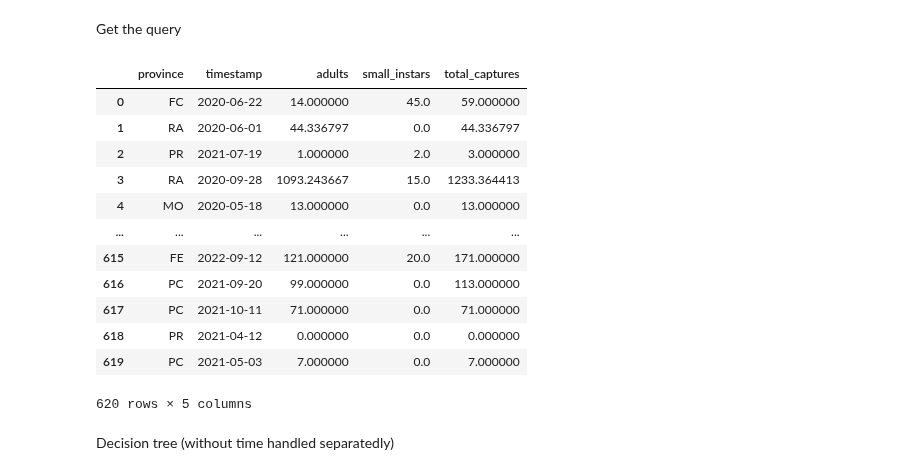
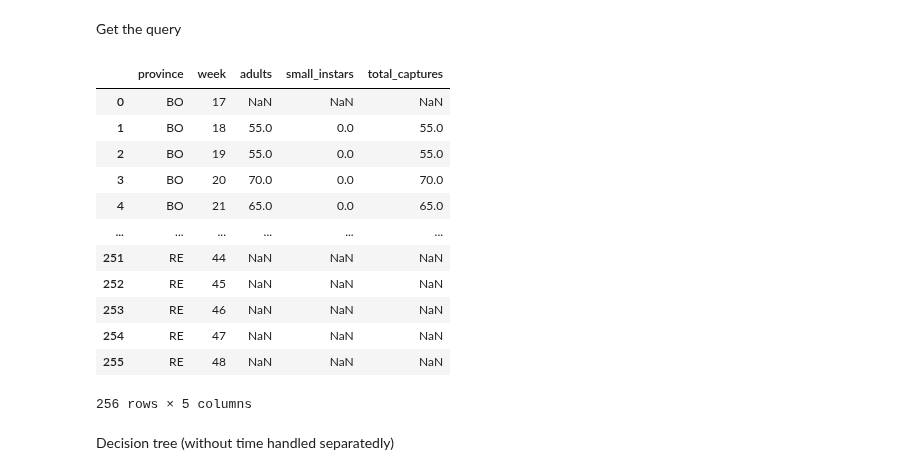
Before and after one commit to big-unibo/explain, a Jupyter notebook: intentional/src/main/python/predict.ipynb, the cells around one changed output. Saved outputs shown, nothing was run; the diff lists cells and outputs as text; code cells hidden in the pictures.

```diff
--- a/intentional/src/main/python/predict.ipynb
+++ b/intentional/src/main/python/predict.ipynb
@@ -89,37 +95,47 @@ df
 Get the query
 # %%
 target_measure = "adults"
-date_attr = "timestamp"
+date_attr = "week"
 column = "province"
 
 # Replace 'your_table' with the actual table name
 query = """
 SELECT t.province, f.timestamp, sum(adults) as adults, sum(small_instars) as small_instars, sum(total_captures) as total_captures -- , sum(large_instars) as large_instars
-FROM cimice_ft_captures f, cimice_dt_trap t, cimice_dt_time d
-WHERE t.gid = f.gid and f.timestamp = d.timestamp --and (province = 'PR' or province = 'BO' or province = 'FC')
+FROM cimice_ft_captures f join cimice_dt_trap t on (t.gid = f.gid) right join cimice_dt_time d on (f.timestamp = d.timestamp)
+-- WHERE (province = 'PR' or province = 'BO' or province = 'FC')
 GROUP BY t.province, f.timestamp
+"""
+
+query = """
+-- SELECT * FROM (
+SELECT y.province, y.week, sum(adults) as adults, sum(small_instars) as small_instars, sum(total_captures) as total_captures -- , sum(large_instars) as large_instars
+FROM cimice_ft_captures f right join (select * from (select * from cimice_dt_time where timestamp between TO_DATE('2021-05-01','YYYY-MM-DD') and TO_DATE('2021-11-30','YYYY-MM-DD')), cimice_dt_trap) y on (y.gid = f.gid and y.timestamp = f.timestamp)
+-- WHERE (province = 'PR' or province = 'BO' or province = 'FC')
+GROUP BY y.province, y.week
+ORDER BY y.province, y.week
+-- ) where adults is not null
 """
 
 df = pd.read_sql(query, engine)
 values = [x for x in df.columns if x not in [target_measure, date_attr]]
-df[date_attr] = pd.to_datetime(df[date_attr], unit="s")
+# df[date_attr] = pd.to_datetime(df[date_attr], unit="s")
 # df.set_index('timestamp', inplace=True)
 # df.index = pd.DatetimeIndex(df.index).to_period('D')
 df
 # %% [output]
-|  | province | timestamp | adults | small_instars | total_captures |
-| 0 | FC | 2020-06-22 | 14.000000 | 45.0 | 59.000000 |
-| 1 | RA | 2020-06-01 | 44.336797 | 0.0 | 44.336797 |
-| 2 | PR | 2021-07-19 | 1.000000 | 2.0 | 3.000000 |
-| 3 | RA | 2020-09-28 | 1093.243667 | 15.0 | 1233.364413 |
-| 4 | MO | 2020-05-18 | 13.000000 | 0.0 | 13.000000 |
+|  | province | week | adults | small_instars | total_captures |
+| 0 | BO | 17 | NaN | NaN | NaN |
+| 1 | BO | 18 | 55.0 | 0.0 | 55.0 |
+| 2 | BO | 19 | 55.0 | 0.0 | 55.0 |
+| 3 | BO | 20 | 70.0 | 0.0 | 70.0 |
+| 4 | BO | 21 | 65.0 | 0.0 | 65.0 |
 | ... | ... | ... | ... | ... | ... |
-| 615 | FE | 2022-09-12 | 121.000000 | 20.0 | 171.000000 |
-| 616 | PC | 2021-09-20 | 99.000000 | 0.0 | 113.000000 |
-| 617 | PC | 2021-10-11 | 71.000000 | 0.0 | 71.000000 |
-| 618 | PR | 2021-04-12 | 0.000000 | 0.0 | 0.000000 |
-| 619 | PC | 2021-05-03 | 7.000000 | 0.0 | 7.000000 |
+| 251 | RE | 44 | NaN | NaN | NaN |
+| 252 | RE | 45 | NaN | NaN | NaN |
+| 253 | RE | 46 | NaN | NaN | NaN |
+| 254 | RE | 47 | NaN | NaN | NaN |
+| 255 | RE | 48 | NaN | NaN | NaN |
-620 rows × 5 columns
+256 rows × 5 columns
 # %% [markdown]
 Decision tree (without time handled separatedly)
 # %%
```
Also changed, not shown: parts of 7 cells of this notebook.
